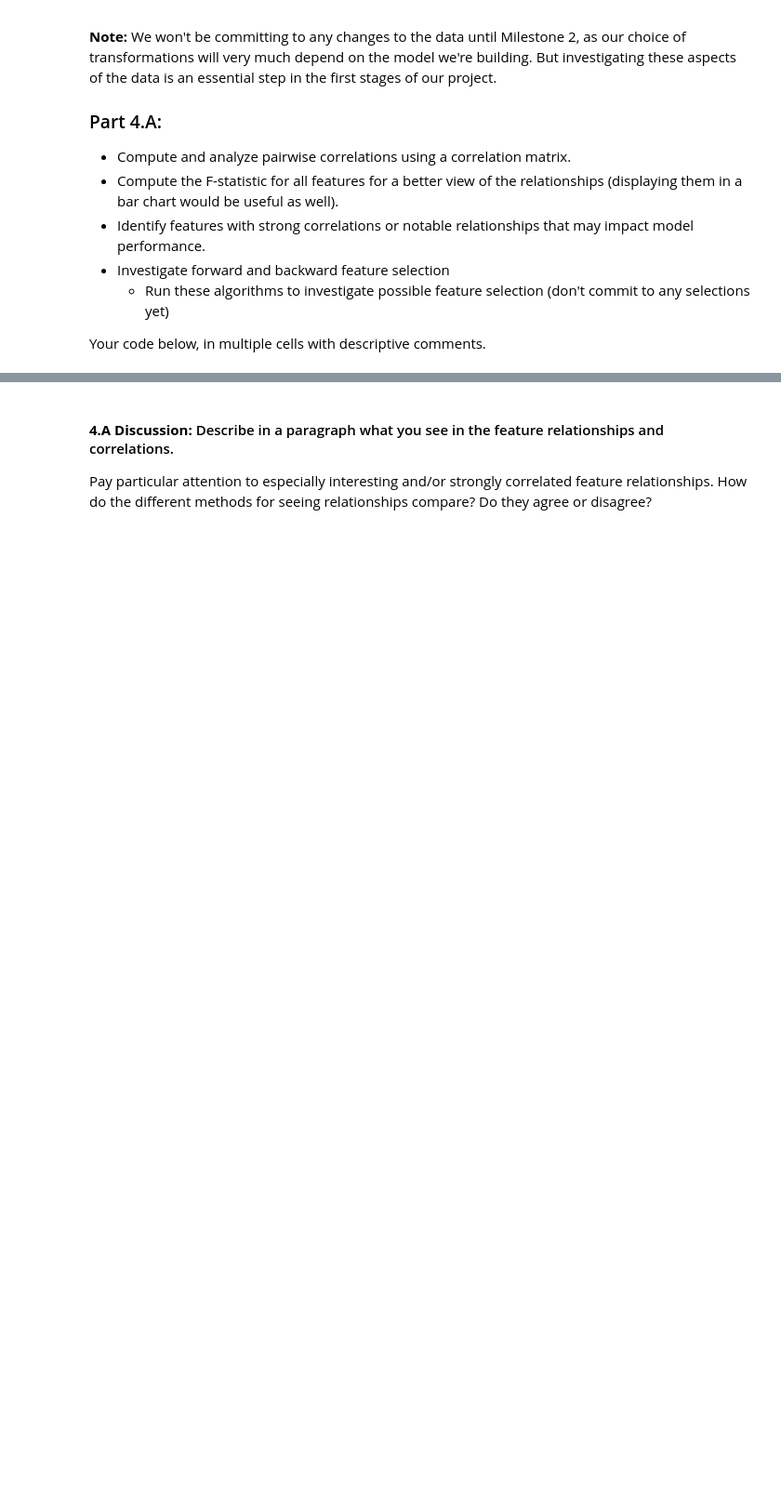
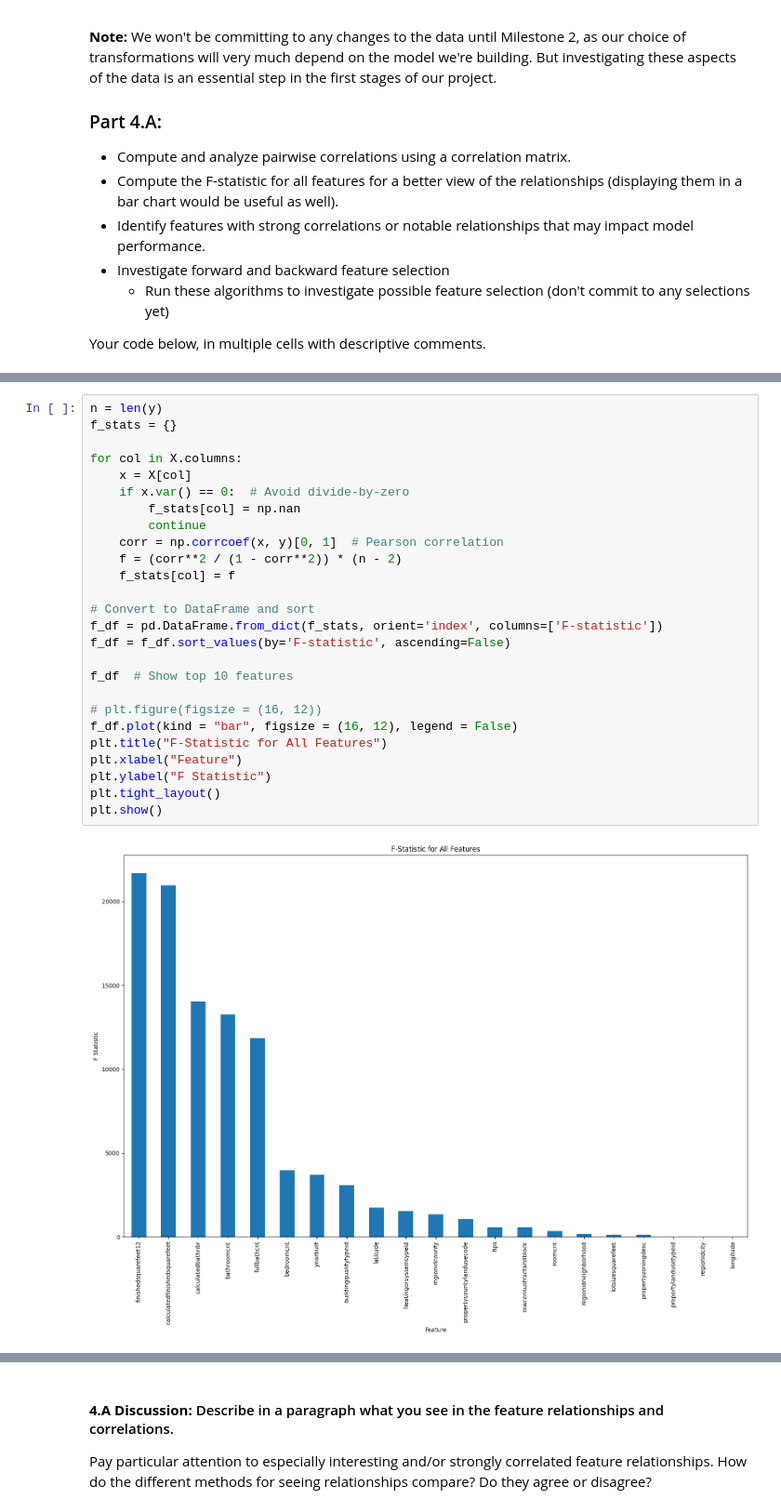
Before and after one commit to amc200092845471/Module-3-Assignments, a Jupyter notebook: Milestone_01 (1).ipynb, the cells around one changed output, grey strips where cells are left out. Shown at 93% size. Drawn from its saved outputs; the diff is of its cells as text; blank space fills up the shorter version.

```diff
--- a/Milestone_01 (1).ipynb
+++ b/Milestone_01 (1).ipynb
@@ -577,0 +614,28 @@ Your code below, in multiple cells with descriptive comments.
+# %%
+n = len(y)
+f_stats = {}
+
+for col in X.columns:
+    x = X[col]
+    if x.var() == 0:  # Avoid divide-by-zero
+        f_stats[col] = np.nan
+        continue
+    corr = np.corrcoef(x, y)[0, 1]  # Pearson correlation
+    f = (corr**2 / (1 - corr**2)) * (n - 2)
+    f_stats[col] = f
+
+# Convert to DataFrame and sort
+f_df = pd.DataFrame.from_dict(f_stats, orient='index', columns=['F-statistic'])
+f_df = f_df.sort_values(by='F-statistic', ascending=False)
+
+f_df  # Show top 10 features
+
+# plt.figure(figsize = (16, 12))
+f_df.plot(kind = "bar", figsize = (16, 12), legend = False)
+plt.title("F-Statistic for All Features")
+plt.xlabel("Feature")
+plt.ylabel("F Statistic")
+plt.tight_layout()
+plt.show()
+# %% [output]
+[figure, added]
```
Also changed, not shown: parts of 35 cells of this notebook, 2 other files.
